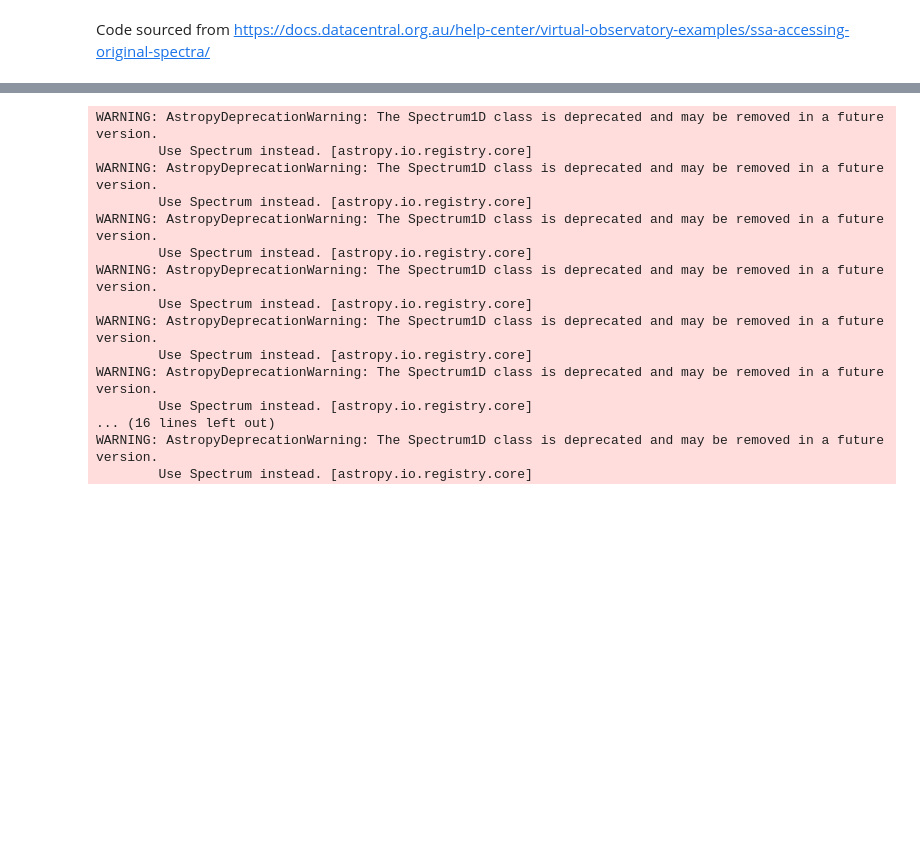
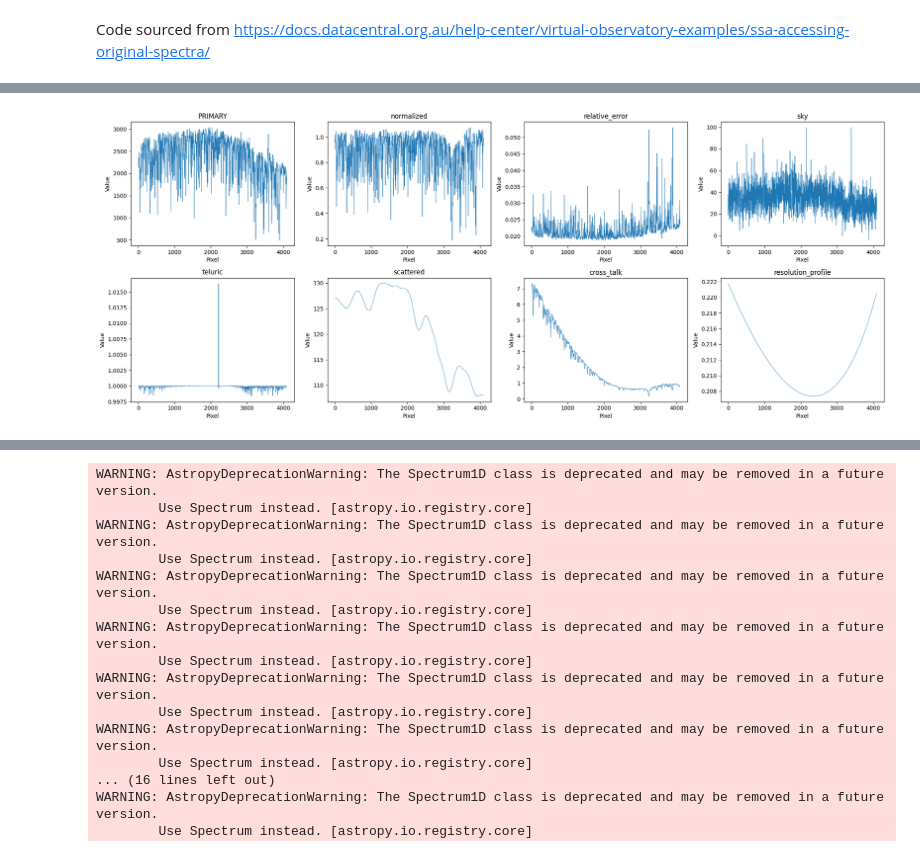
Before and after one commit to eyu22/BL2025, a Jupyter notebook: simple_spectrum_demo.ipynb, the cells around one changed output, grey strips where cells are left out. Saved outputs shown, nothing was run; the diff lists cells and outputs as text; code cells hidden in the pictures; blank space fills up the shorter version.

```diff
--- a/simple_spectrum_demo.ipynb
+++ b/simple_spectrum_demo.ipynb
@@ -56 +63,45 @@ WARNING: AstropyDeprecationWarning: The Spectrum1D class is deprecated and may b
+# %%
+import matplotlib.pyplot as plt
+from astropy.io import fits
+import numpy as np
+import requests
+from io import BytesIO
+
+# === Download the FITS file ===
+url = "https://datacentral.org.au/vo/slink/links?ID=161116001701343&DR=galah_dr4&FILT=B&RESPONSEFORMAT=fits"
+response = requests.get(url)
+hdul = fits.open(BytesIO(response.content))
+
+# === Create plot ===
+fig, axes = plt.subplots(2, 4, figsize=(20, 8))
+axes = axes.flatten()
+
+# === Extension labels (HDU names) ===
+ext_names = [
+    "PRIMARY", "normalized", "relative_error", "sky",
+    "teluric", "scattered", "cross_talk", "resolution_profile"
+]
+
+# === Plot each extension ===
+for i in range(8):
+    hdu = hdul[i]
+    data = hdu.data
+    ax = axes[i]
+
+    # Only plot if data is 1D and not None
+    if data is not None and data.ndim == 1:
+        ax.plot(np.arange(len(data)), data, lw=0.6)
+        ax.set_title(ext_names[i])
+        ax.set_xlabel("Pixel")
+        ax.set_ylabel("Value")
+    else:
+        ax.text(0.5, 0.5, "No data", ha='center', va='center', transform=ax.transAxes)
+        ax.set_title(ext_names[i])
+        ax.set_xticks([])
+        ax.set_yticks([])
+
+plt.tight_layout()
+plt.show()
+# %% [output]
+[figure, added]
 # %%
```
Also changed, not shown: parts of 5 cells of this notebook.
